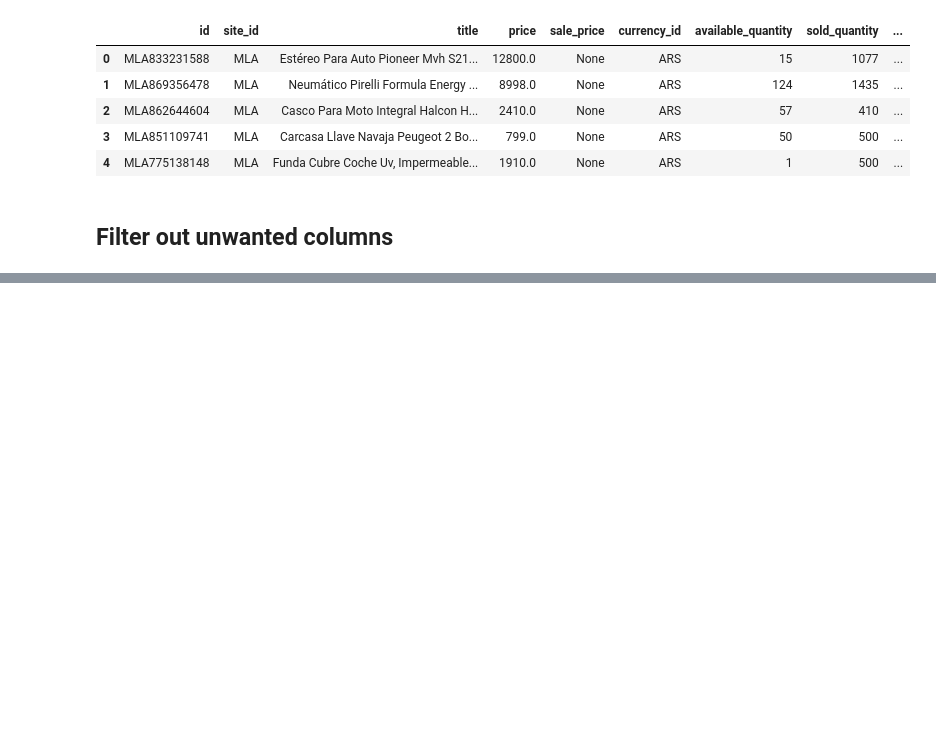
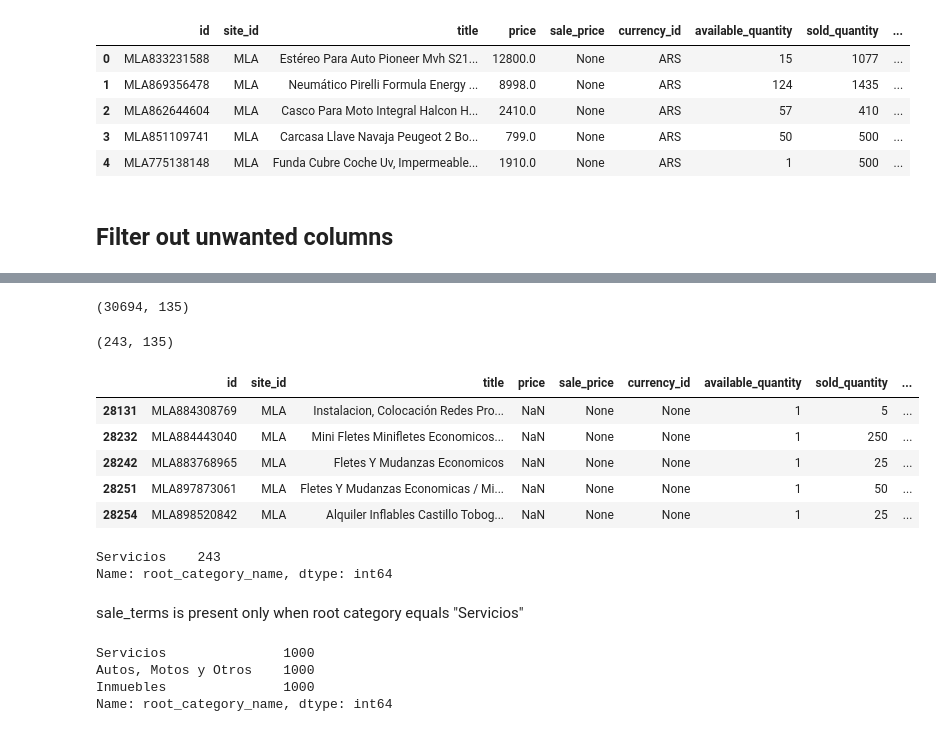
Before and after one commit to onofricamila/DSChallengeMELI, a Jupyter notebook: (1) Exploracion y analisis/EDA Publicaciones con descuento.ipynb, the cells around one changed output, grey strips where cells are left out. Drawn from its saved outputs; the diff is of its cells as text; code cells hidden in the pictures; blank space fills up the shorter version.

```diff
--- a/(1) Exploracion y analisis/EDA Publicaciones con descuento.ipynb
+++ b/(1) Exploracion y analisis/EDA Publicaciones con descuento.ipynb
@@ -287,0 +392,31 @@ columns = [
+# %%
+df[df.sale_terms.isna()].shape
+# %% [output]
+(30694, 135)
+# %%
+df[~df.sale_terms.isna()].shape
+# %% [output]
+(243, 135)
+# %%
+df[~df.sale_terms.isna()].head()
+# %% [output]
+|  | id | site_id | title | price | sale_price | currency_id | available_quantity | sold_quantity | ... |
+| 28131 | MLA884308769 | MLA | Instalacion, Colocación Redes Pro... | NaN | None | None | 1 | 5 | ... |
+| 28232 | MLA884443040 | MLA | Mini Fletes Minifletes Economicos... | NaN | None | None | 1 | 250 | ... |
+| 28242 | MLA883768965 | MLA | Fletes Y Mudanzas Economicos | NaN | None | None | 1 | 25 | ... |
+| 28251 | MLA897873061 | MLA | Fletes Y Mudanzas Economicas / Mi... | NaN | None | None | 1 | 50 | ... |
+| 28254 | MLA898520842 | MLA | Alquiler Inflables Castillo Tobog... | NaN | None | None | 1 | 25 | ... |
+# %%
+df[~df.sale_terms.isna()].root_category_name.value_counts()
+# %% [output]
+Servicios    243
+Name: root_category_name, dtype: int64
+# %% [markdown]
+sale_terms is present only when root category equals "Servicios"
+# %%
+df[~df["location.state.id"].isna()].root_category_name.value_counts()
+# %% [output]
+Servicios               1000
+Autos, Motos y Otros    1000
+Inmuebles               1000
+Name: root_category_name, dtype: int64
```
Also changed, not shown: parts of 25 cells of this notebook, 1 other file.
